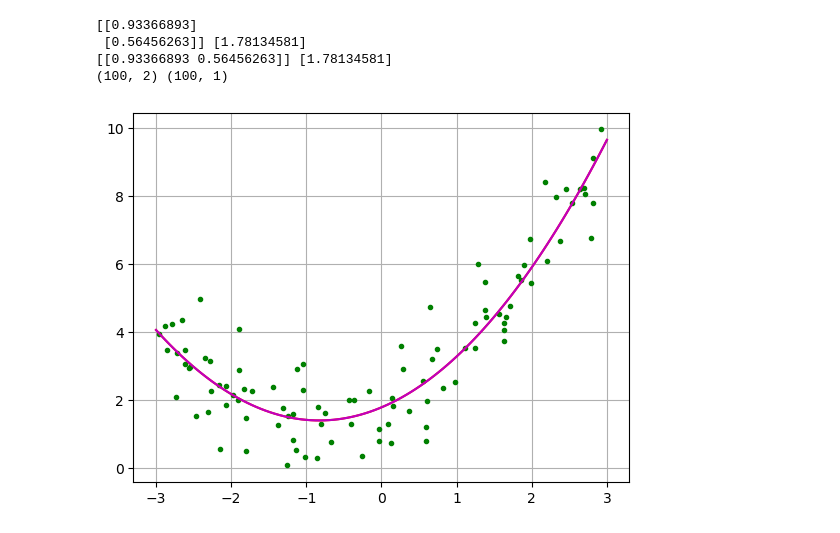
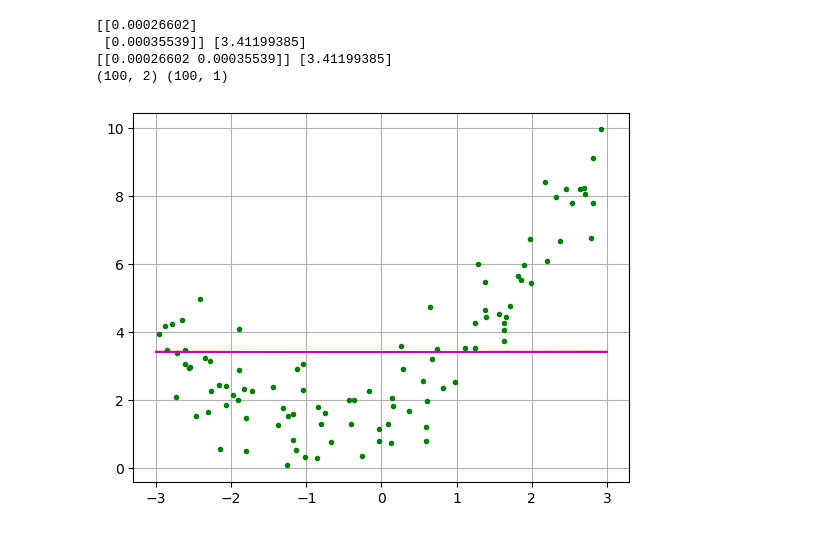
Before and after one commit to Vadimbuildercxx/MLAlg, a Jupyter notebook: regularization.ipynb, the cells around one changed output. Drawn from its saved outputs; the diff is of its cells as text; code cells hidden in the pictures.

```diff
--- a/regularization.ipynb
+++ b/regularization.ipynb
@@ -33,35 +33,35 @@ class Ridge():
 X_poly = np.c_[X, np.power(X, 2)]
 X_test = np.linspace(-3, 3, m).reshape(m, 1)
 
 X_poly_test = np.c_[X_test, np.power(X_test, 2)]
 
 plt.plot(X, y, "g.", label="Predictions")
 
-alpha = 0.0
+alpha = 1000000.0
 
 lr = Ridge(alpha=alpha)
 lr.fit(X_poly, y)
 print(lr.coef_, lr.intercept_)
 
 y_pred = lr.predict(X_poly_test)
 
 plt.plot(X_test, y_pred, "r-")
 
 
 lr2 = SKRidge(alpha=alpha, solver="cholesky")
 lr2.fit(X_poly, y)
 print(lr2.coef_, lr2.intercept_)
 
 y_pred_reg = lr2.predict(X_poly_test)
 print(X_poly.shape, y_pred.shape)
 plt.plot(X_test, y_pred_reg, "m-")
 
 # plt.scatter(X, y)
 plt.grid(True)
 plt.show()
 # %% [output]
-[[0.93366893]
- [0.56456263]] [1.78134581]
-[[0.93366893 0.56456263]] [1.78134581]
+[[0.00026602]
+ [0.00035539]] [3.41199385]
+[[0.00026602 0.00035539]] [3.41199385]
 (100, 2) (100, 1)
-[figure, old version]
+[figure, new version]
```
Also changed, not shown: parts of 3 cells of this notebook, 1 other file.
